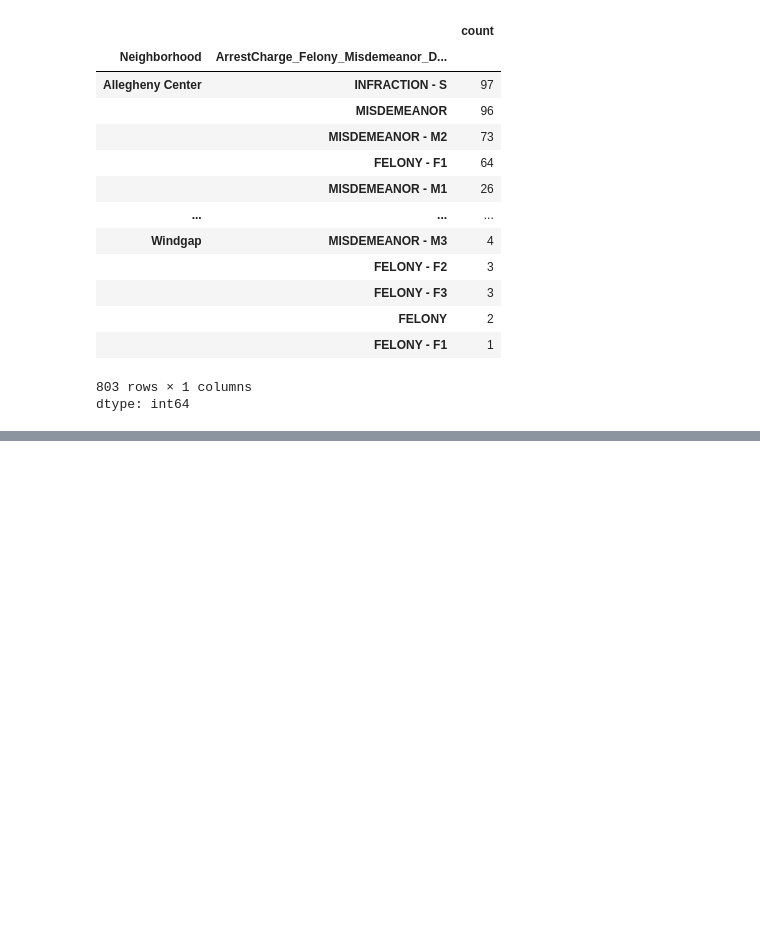
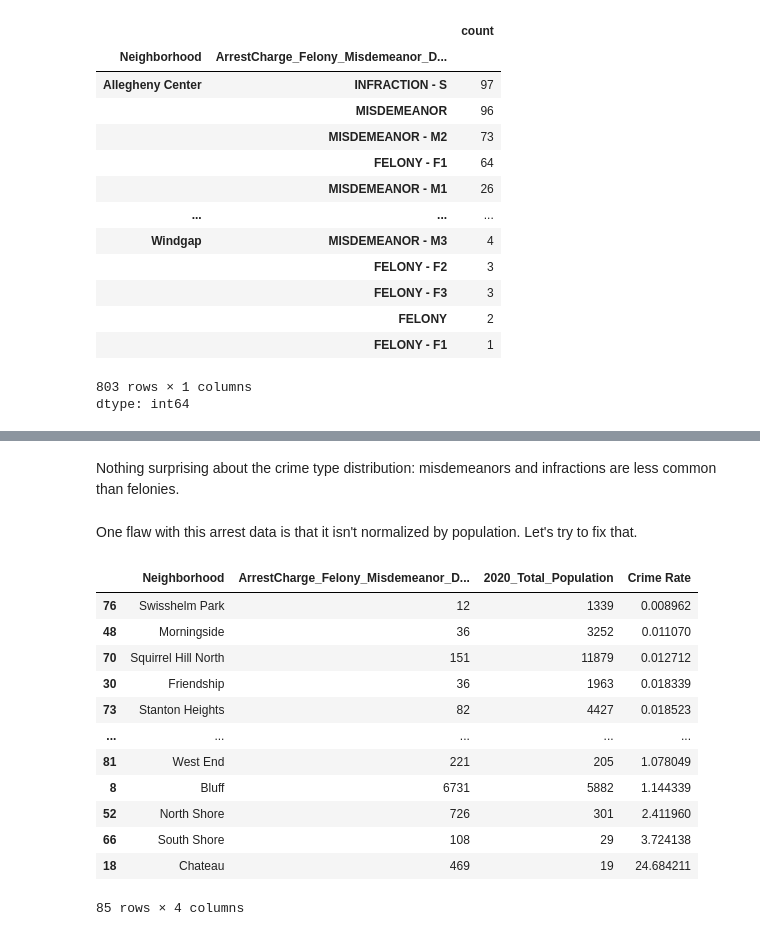
Before and after one commit to hancher626/CMPINF-0011-FInal-Project-Group-23, a Jupyter notebook: cooper_crime_notebook.ipynb, the cells around one changed output, grey strips where cells are left out. Saved outputs shown, nothing was run; the diff lists cells and outputs as text; code cells hidden in the pictures; blank space fills up the shorter version.

```diff
--- a/cooper_crime_notebook.ipynb
+++ b/cooper_crime_notebook.ipynb
@@ -4,9 +4,7 @@ Looking at crime data in Pittsburgh...
 Let's see what we're working with - what does this data look like?
 # %%
 import pandas as pd
+import matplotlib.pyplot as plt
 
-df = pd.read_csv("data/pittsburgh_police_data.csv")
-
-print(df.shape)
-print(df.columns)
-df.head(5)
+crime_df = pd.read_csv("data/pittsburgh_police_data.csv")
+pop_df = pd.read_csv("data/pittsburgh_population_data.csv")
@@ -30,0 +33,5 @@ Index(['_id', 'Template', 'Report_Number', 'ArrestPerson_ID', 'Arrest_Date',
+# %%
+pop_df = pop_df[['Neighborhood', '2020_Total_Population']]
+print(pop_df.shape)
+print(pop_df.columns)
+pop_df.head(5)
@@ -92,0 +122,2 @@ Decisions, decisions...
+# %% [markdown]
+Nothing surprising about the crime type distribution: misdemeanors and infractions are less common than felonies.
@@ -92,0 +126,20 @@ Decisions, decisions...
+# %% [markdown]
+One flaw with this arrest data is that it isn't normalized by population. Let's try to fix that.
+# %%
+merge_df = pd.merge(crime_count, pop_df, left_on="Neighborhood", right_on="Neighborhood")
+merge_df["Crime Rate"] = merge_df["ArrestCharge_Felony_Misdemeanor_Description"] / merge_df["2020_Total_Population"]
+merge_df.sort_values(by="Crime Rate")
+# %% [output]
+|  | Neighborhood | ArrestCharge_Felony_Misdemeanor_D... | 2020_Total_Population | Crime Rate |
+| 76 | Swisshelm Park | 12 | 1339 | 0.008962 |
+| 48 | Morningside | 36 | 3252 | 0.011070 |
+| 70 | Squirrel Hill North | 151 | 11879 | 0.012712 |
+| 30 | Friendship | 36 | 1963 | 0.018339 |
+| 73 | Stanton Heights | 82 | 4427 | 0.018523 |
+| ... | ... | ... | ... | ... |
+| 81 | West End | 221 | 205 | 1.078049 |
+| 8 | Bluff | 6731 | 5882 | 1.144339 |
+| 52 | North Shore | 726 | 301 | 2.411960 |
+| 66 | South Shore | 108 | 29 | 3.724138 |
+| 18 | Chateau | 469 | 19 | 24.684211 |
+85 rows × 4 columns
```
Also changed, not shown: parts of 20 cells of this notebook, 2 other files.
